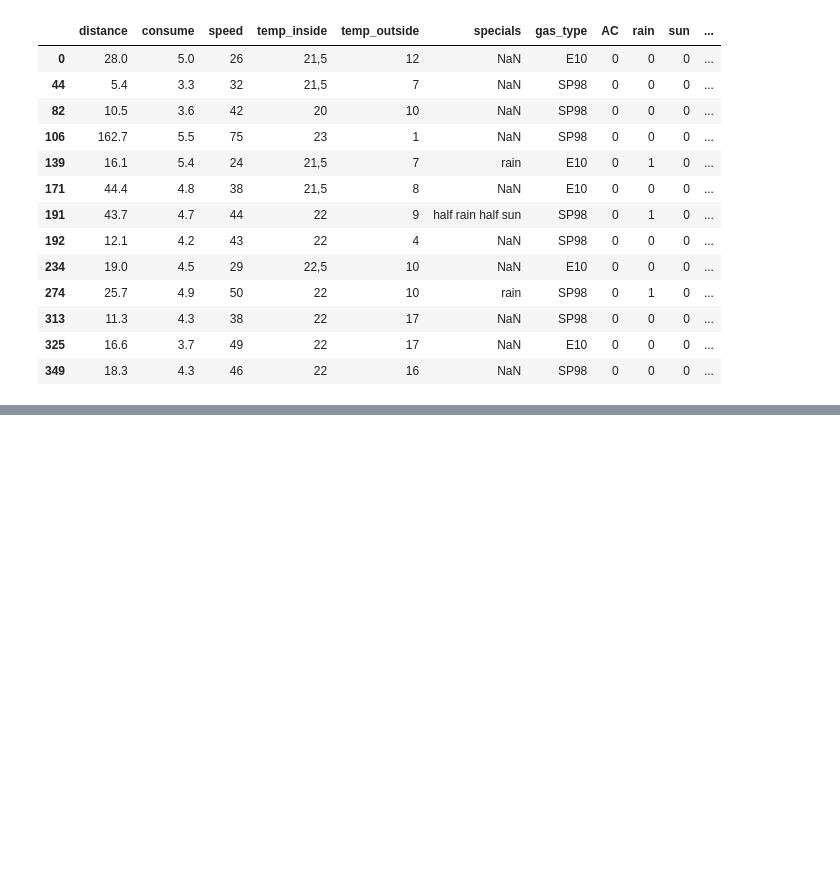
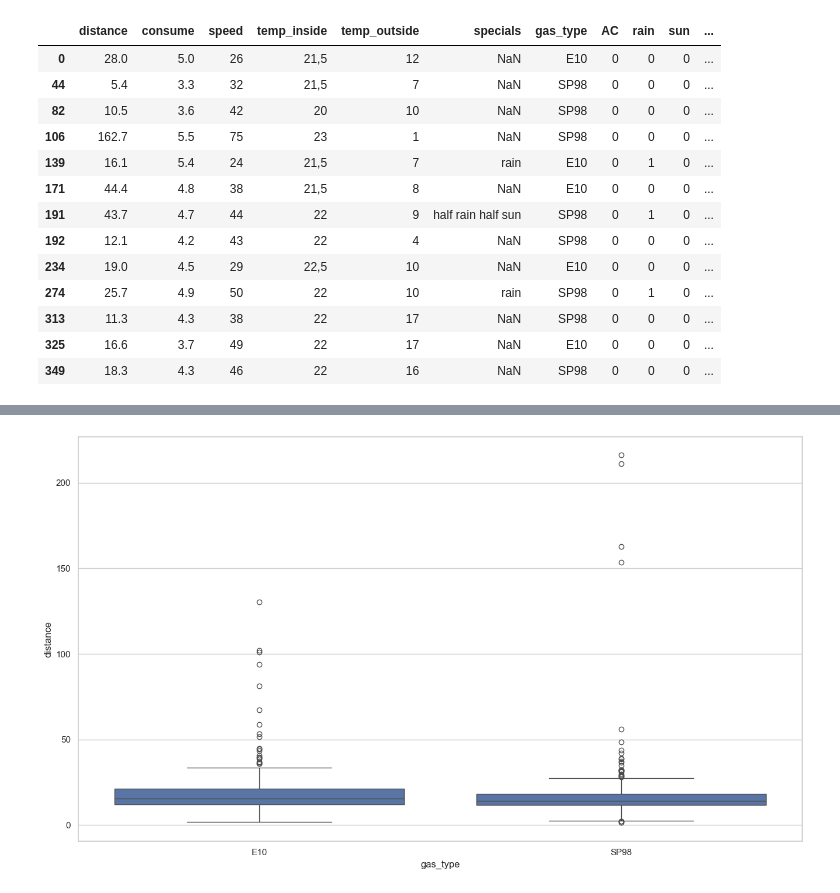
Before and after one commit to ironhack-edu/technical_challenge_DA, a Jupyter notebook: notebook/draft.ipynb, the cells around one changed output, grey strips where cells are left out. Saved outputs shown, nothing was run; the diff lists cells and outputs as text; code cells hidden in the pictures; blank space fills up the shorter version.

```diff
--- a/notebook/draft.ipynb
+++ b/notebook/draft.ipynb
@@ -269,0 +311,4 @@ new_df.to_csv("../data/cleaned_measuraments.csv", index=False)
+# %%
+sns.boxplot(x = new_df["gas_type"] ,y = new_df["distance"]);
+# %% [output]
+[figure, added]
```
Also changed, not shown: parts of 55 cells of this notebook, 3 other files.
